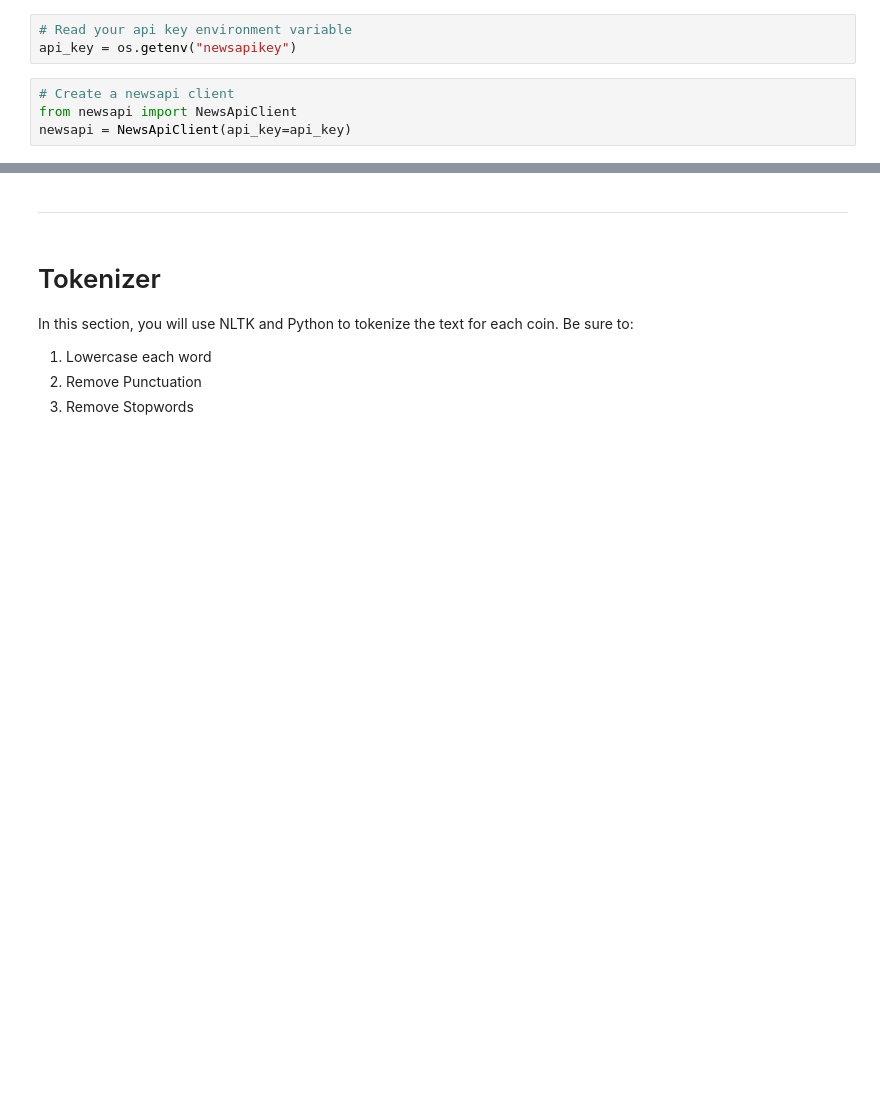
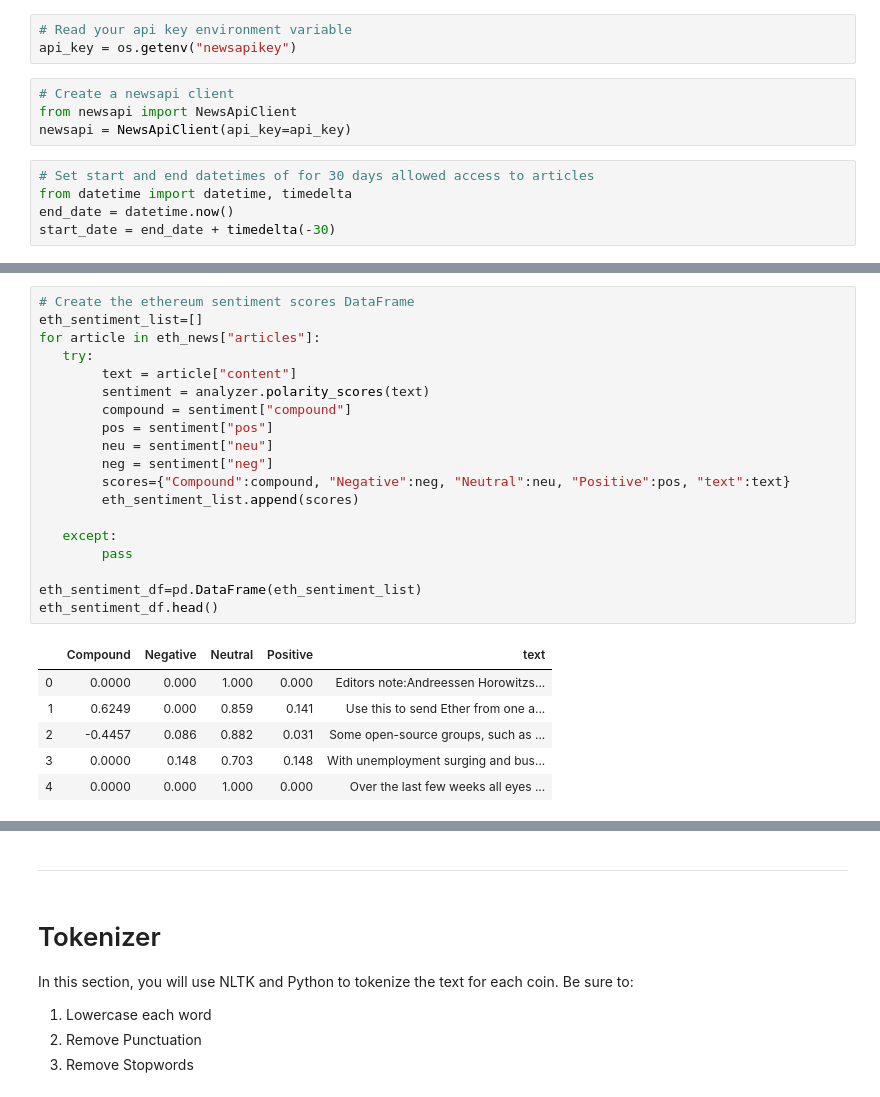
Before and after one commit to awanzek/nlp_homework, a Jupyter notebook: crypto_sentiment.ipynb, the cells around one changed output, grey strips where cells are left out. Saved outputs shown, nothing was run; the diff lists cells and outputs as text; blank space fills up the shorter version.

```diff
--- a/crypto_sentiment.ipynb
+++ b/crypto_sentiment.ipynb
@@ -28,6 +28,11 @@ api_key = os.getenv("newsapikey")
 # Create a newsapi client
 from newsapi import NewsApiClient
 newsapi = NewsApiClient(api_key=api_key)
+# %%
+# Set start and end datetimes of for 30 days allowed access to articles
+from datetime import datetime, timedelta
+end_date = datetime.now()
+start_date = end_date + timedelta(-30)
 # %%
 # Fetch the Bitcoin news articles
 btc_news = newsapi.get_everything(
@@ -108,2 +93,28 @@ sentiment_df.head()
+# %%
+# Create the ethereum sentiment scores DataFrame
+eth_sentiment_list=[]
+for article in eth_news["articles"]:
+   try:
+        text = article["content"]
+        sentiment = analyzer.polarity_scores(text)
+        compound = sentiment["compound"]
+        pos = sentiment["pos"]
+        neu = sentiment["neu"]
+        neg = sentiment["neg"]
+        scores={"Compound":compound, "Negative":neg, "Neutral":neu, "Positive":pos, "text":text}
+        eth_sentiment_list.append(scores)
+
+   except:
+        pass
+
+eth_sentiment_df=pd.DataFrame(eth_sentiment_list)
+eth_sentiment_df.head()
+# %% [output]
+|  | Compound | Negative | Neutral | Positive | text |
+| 0 | 0.0000 | 0.000 | 1.000 | 0.000 | Editors note:Andreessen Horowitzs... |
+| 1 | 0.6249 | 0.000 | 0.859 | 0.141 | Use this to send Ether from one a... |
+| 2 | -0.4457 | 0.086 | 0.882 | 0.031 | Some open-source groups, such as ... |
+| 3 | 0.0000 | 0.148 | 0.703 | 0.148 | With unemployment surging and bus... |
+| 4 | 0.0000 | 0.000 | 1.000 | 0.000 | Over the last few weeks all eyes ... |
 # %%
 # Describe the Bitcoin Sentiment
```
Also changed, not shown: parts of 11 cells of this notebook.
